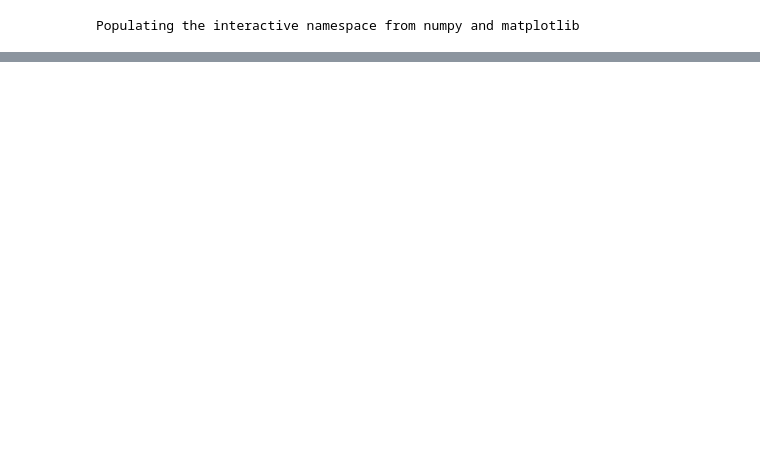
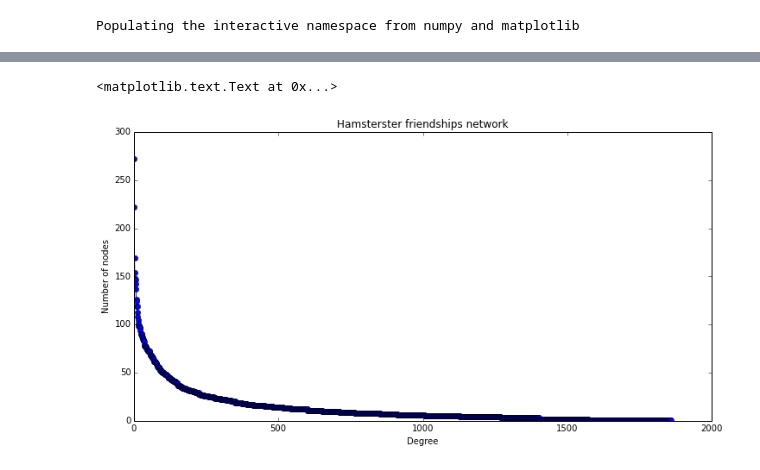
Before and after one commit to versae/data_for_humanists, a Jupyter notebook: Class18.ipynb, the cells around one changed output, grey strips where cells are left out. Cells and saved outputs as stored; diff of their text form; code cells hidden in the pictures; blank space fills up the shorter version.

```diff
--- a/Class18.ipynb
+++ b/Class18.ipynb
@@ -286,0 +391,9 @@ His clustering coefficient shows that he is in a trust network of friends, a net
+# %%
+degree_sequence = sorted(hamsterster.degree().values() ,reverse=True)  # degree sequence
+plt.plot(degree_sequence, 'b-', marker='o')
+plt.xlabel('Degree')
+plt.ylabel('Number of nodes')
+plt.title('Hamsterster friendships network')
+# %% [output]
+<matplotlib.text.Text at 0x...>
+[figure, added]
```
Also changed, not shown: parts of 140 cells of this notebook, 5 other files.
